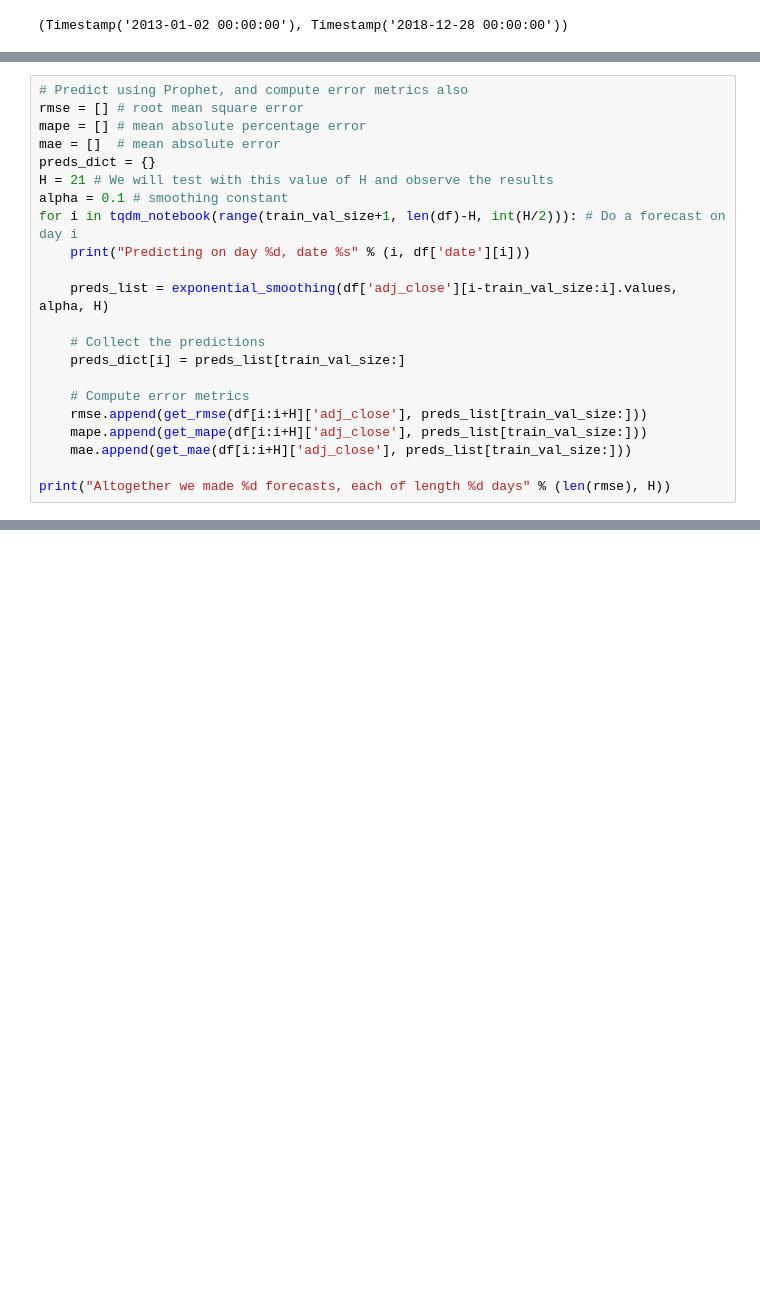
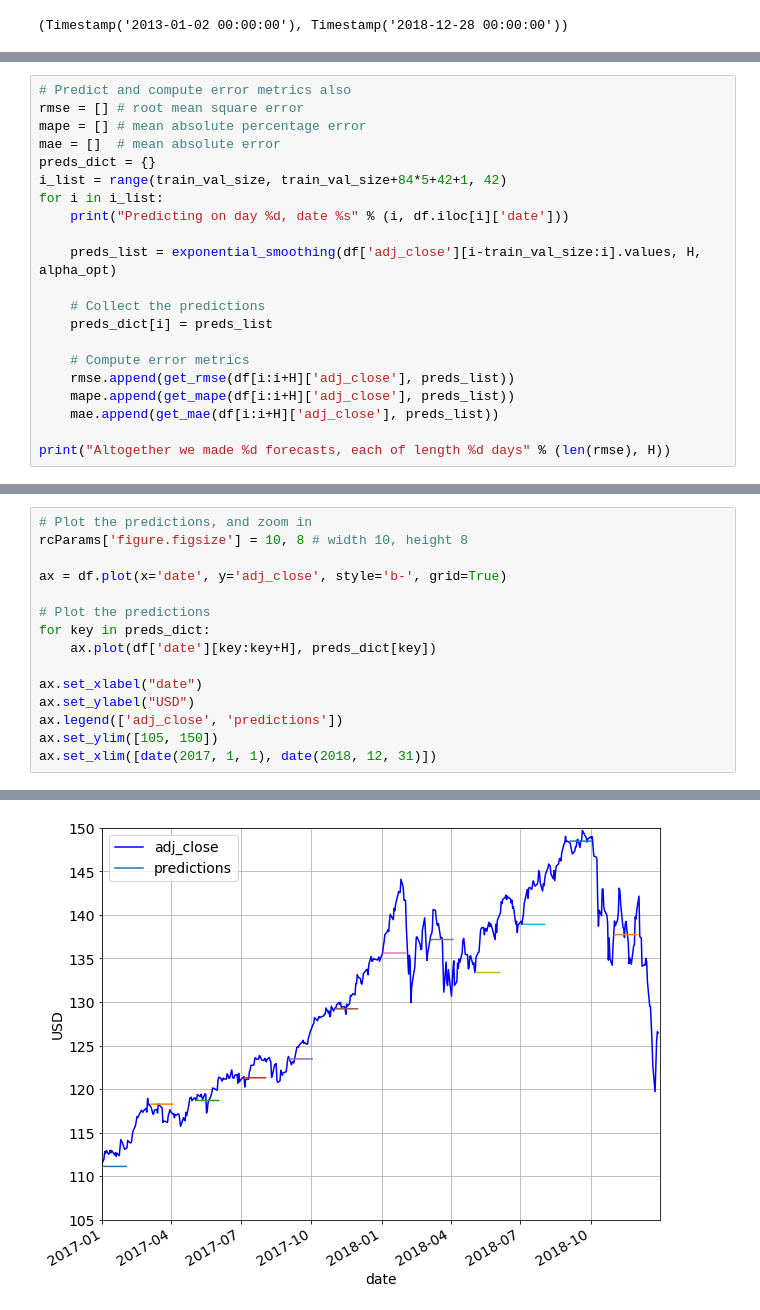
Before and after one commit to NGYB/Stocks, a Jupyter notebook: StockPricePrediction_fh21/StockPricePrediction_v3_SExpSmoothing.ipynb, the cells around one changed output, grey strips where cells are left out. Saved outputs shown, nothing was run; the diff lists cells and outputs as text; blank space fills up the shorter version.

```diff
--- a/StockPricePrediction_fh21/StockPricePrediction_v3_SExpSmoothing.ipynb
+++ b/StockPricePrediction_fh21/StockPricePrediction_v3_SExpSmoothing.ipynb
@@ -176,23 +292,22 @@ Text(0, 0.5, 'USD')
 # %%
-# Predict using Prophet, and compute error metrics also
+# Predict and compute error metrics also
 rmse = [] # root mean square error
 mape = [] # mean absolute percentage error
 mae = []  # mean absolute error
 preds_dict = {}
-H = 21 # We will test with this value of H and observe the results
-alpha = 0.1 # smoothing constant
-for i in tqdm_notebook(range(train_val_size+1, len(df)-H, int(H/2))): # Do a forecast on day i
-    print("Predicting on day %d, date %s" % (i, df['date'][i]))
+i_list = range(train_val_size, train_val_size+84*5+42+1, 42)
+for i in i_list:
+    print("Predicting on day %d, date %s" % (i, df.iloc[i]['date']))
 
-    preds_list = exponential_smoothing(df['adj_close'][i-train_val_size:i].values, alpha, H)
+    preds_list = exponential_smoothing(df['adj_close'][i-train_val_size:i].values, H, alpha_opt)
 
     # Collect the predictions
-    preds_dict[i] = preds_list[train_val_size:]
+    preds_dict[i] = preds_list
 
     # Compute error metrics
-    rmse.append(get_rmse(df[i:i+H]['adj_close'], preds_list[train_val_size:]))
-    mape.append(get_mape(df[i:i+H]['adj_close'], preds_list[train_val_size:]))
-    mae.append(get_mae(df[i:i+H]['adj_close'], preds_list[train_val_size:]))
+    rmse.append(get_rmse(df[i:i+H]['adj_close'], preds_list))
+    mape.append(get_mape(df[i:i+H]['adj_close'], preds_list))
+    mae.append(get_mae(df[i:i+H]['adj_close'], preds_list))
 
 print("Altogether we made %d forecasts, each of length %d days" % (len(rmse), H))
 # %% [output]
@@ -224,0 +356,16 @@ For forecast horizon 21, the mean MAE is 2.328196
+# %%
+# Plot the predictions, and zoom in
+rcParams['figure.figsize'] = 10, 8 # width 10, height 8
+
+ax = df.plot(x='date', y='adj_close', style='b-', grid=True)
+
+# Plot the predictions
+for key in preds_dict:
+    ax.plot(df['date'][key:key+H], preds_dict[key])
+
+ax.set_xlabel("date")
+ax.set_ylabel("USD")
+ax.legend(['adj_close', 'predictions'])
+ax.set_ylim([105, 150])
+ax.set_xlim([date(2017, 1, 1), date(2018, 12, 31)])
+# %% [output]
@@ -224,0 +373 @@ For forecast horizon 21, the mean MAE is 2.328196
+[figure, added]
```
Also changed, not shown: parts of 32 cells of this notebook, 2 other files.
